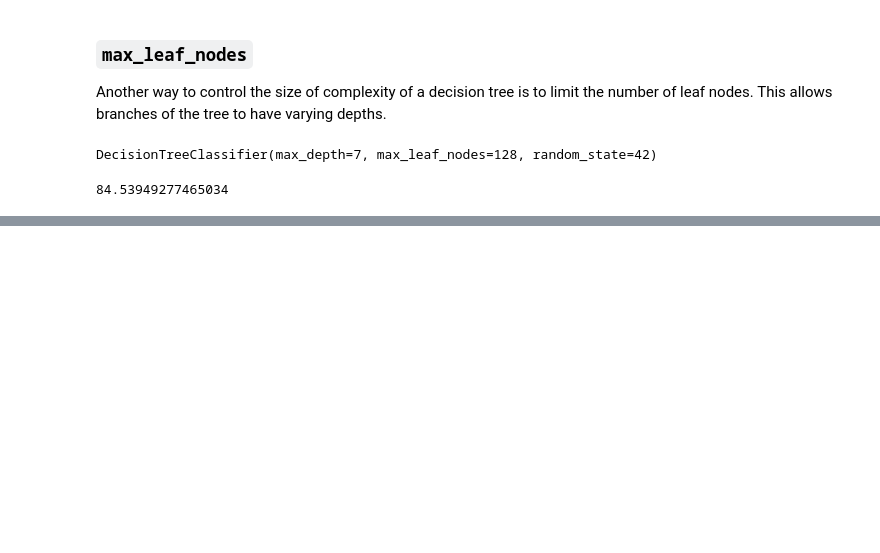
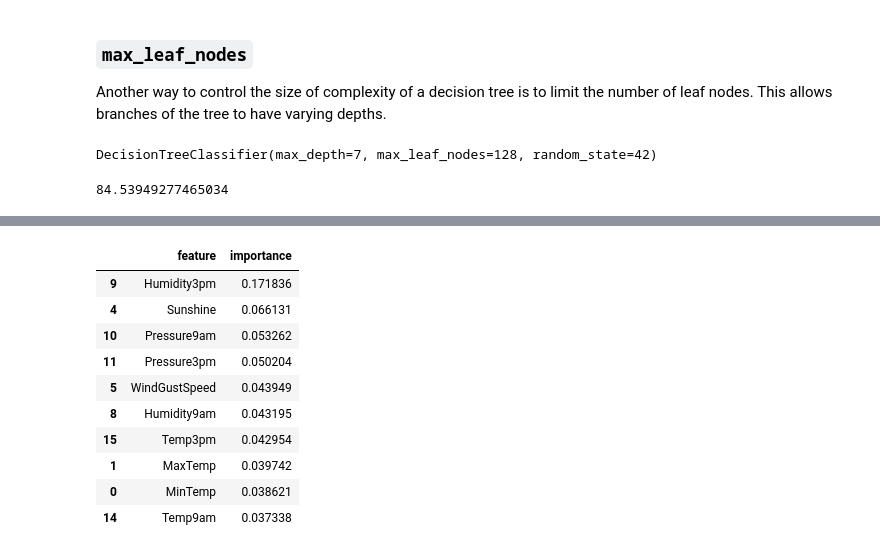
Before and after one commit to 0xZ15H4N/ml_, a Jupyter notebook: Decision Tree/ml_106.ipynb, the cells around one changed output, grey strips where cells are left out. Saved outputs shown, nothing was run; the diff lists cells and outputs as text; code cells hidden in the pictures; blank space fills up the shorter version.

```diff
--- a/Decision Tree/ml_106.ipynb
+++ b/Decision Tree/ml_106.ipynb
@@ -390,0 +472,14 @@ accuracy_score(model.predict(X_val),val_targets)*100
+# %%
+importance_df.head(10)
+# %% [output]
+|  | feature | importance |
+| 9 | Humidity3pm | 0.171836 |
+| 4 | Sunshine | 0.066131 |
+| 10 | Pressure9am | 0.053262 |
+| 11 | Pressure3pm | 0.050204 |
+| 5 | WindGustSpeed | 0.043949 |
+| 8 | Humidity9am | 0.043195 |
+| 15 | Temp3pm | 0.042954 |
+| 1 | MaxTemp | 0.039742 |
+| 0 | MinTemp | 0.038621 |
+| 14 | Temp9am | 0.037338 |
```
Also changed, not shown: parts of 32 cells of this notebook.
